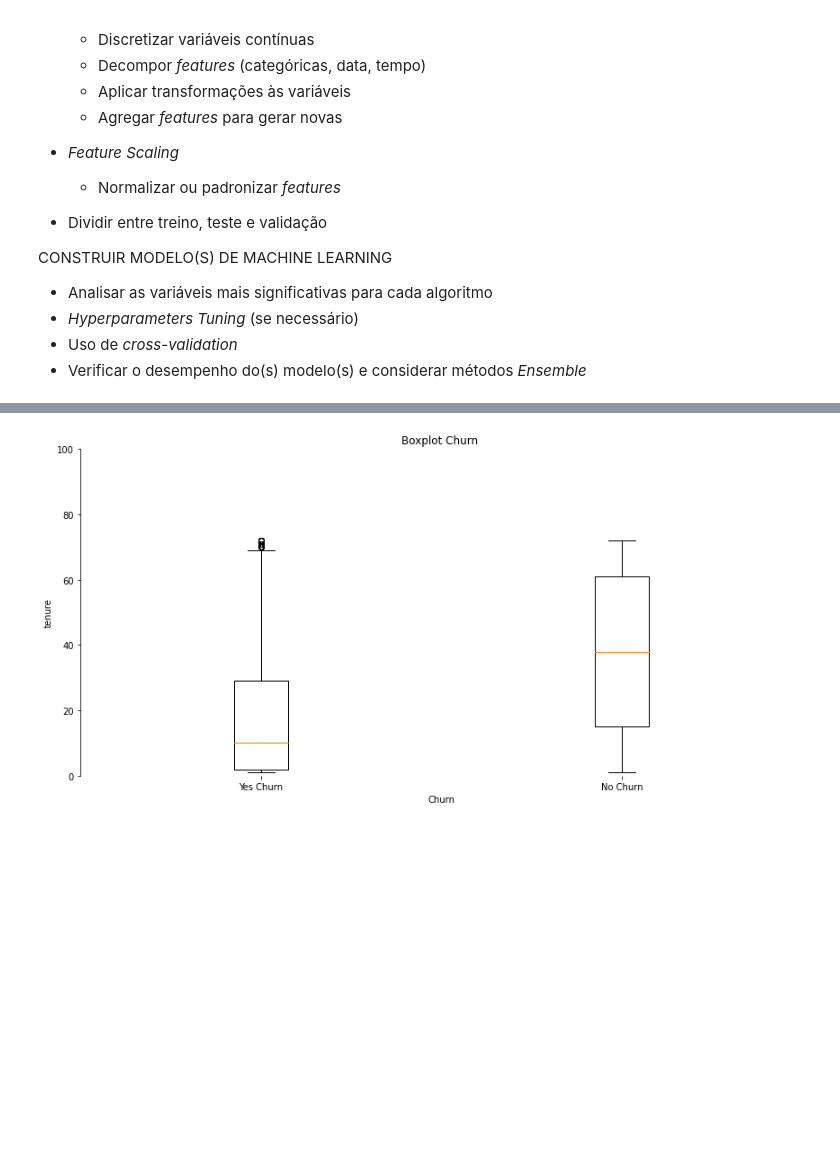
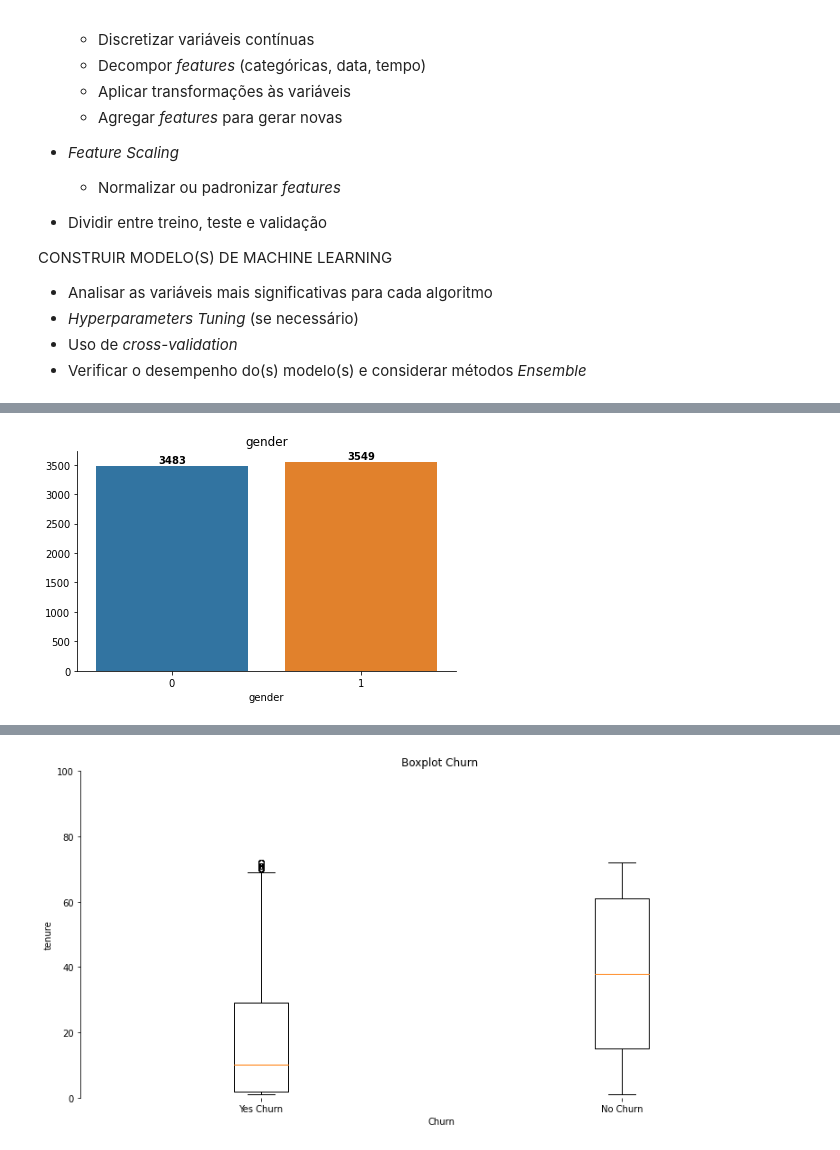
Before and after one commit to IsWallison/Projeto_Churn_Prediction, a Jupyter notebook: Projeto_Churn_Prediction_para_uma_empresa_de_Telecomunicações.ipynb, the cells around one changed output, grey strips where cells are left out. Saved outputs shown, nothing was run; the diff lists cells and outputs as text; code cells hidden in the pictures; blank space fills up the shorter version.

```diff
--- a/Projeto_Churn_Prediction_para_uma_empresa_de_Telecomunicações.ipynb
+++ b/Projeto_Churn_Prediction_para_uma_empresa_de_Telecomunicações.ipynb
@@ -173,0 +316,24 @@ df_clean.corr()
+# %%
+fig, ax = plt.subplots();
+
+sns.countplot(x=df_clean['gender'])
+ax.set_title('gender');
+ax.set_ylabel('')
+total = df_clean['gender'].value_counts()
+
+#Adicionar valor na barra
+for i in range(2):
+  alt = int(total[i])+100
+  ax.text(i, i+alt, total[i], va='center', ha='center', fontweight='bold',)
+
+#remover borda lateral e superior
+def remove_spine(ax):
+  ax.spines['top'].set_visible(False)
+  ax.spines['right'].set_visible(False)
+
+
+remove_spine(ax)
+plt.tight_layout()
+plt.show()
+# %% [output]
+[figure, added]
```
Also changed, not shown: parts of 41 cells of this notebook.
